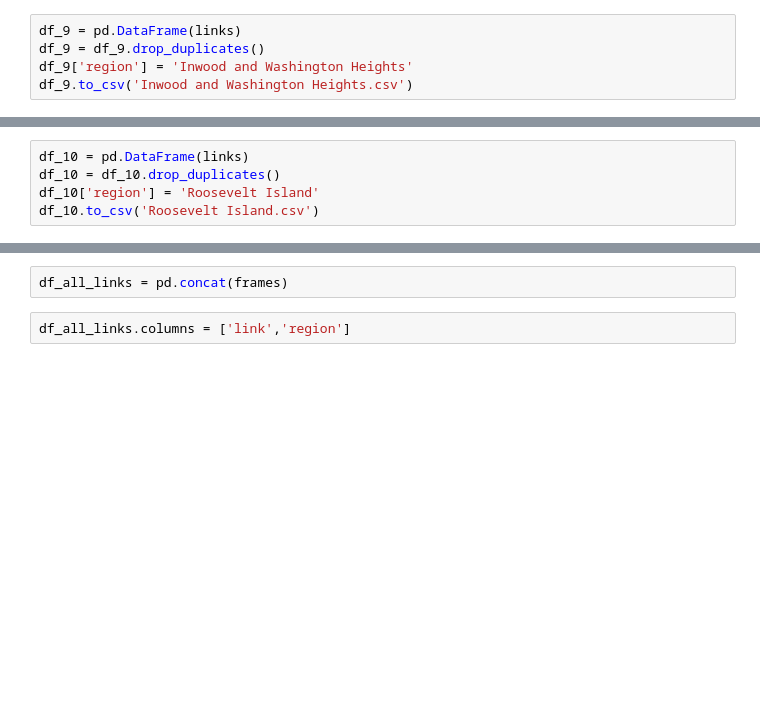
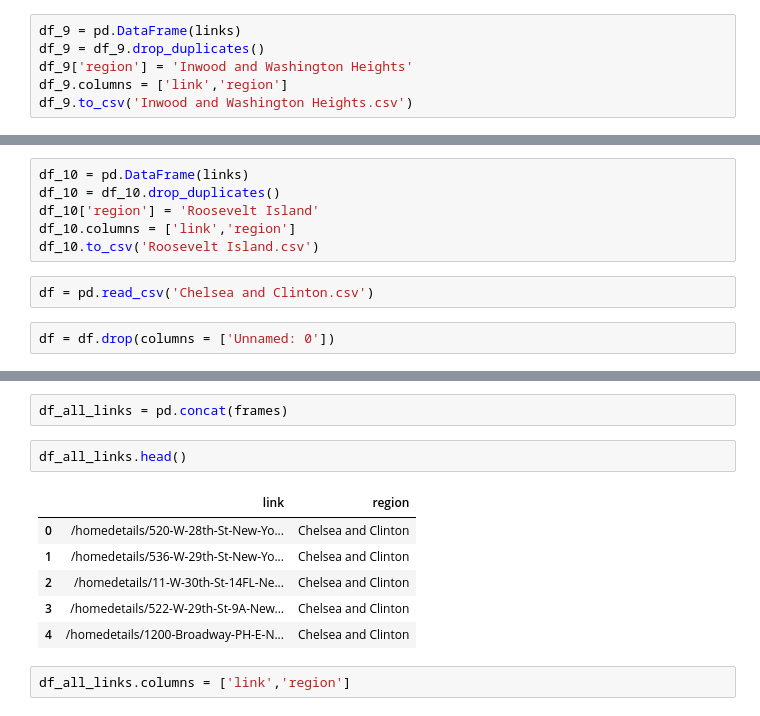
Before and after one commit to yupeiying1/Zillow-Home-Value-Prediction, a Jupyter notebook: Zillow Info Scraper.ipynb, the cells around one changed output, grey strips where cells are left out. Saved outputs shown, nothing was run; the diff lists cells and outputs as text; blank space fills up the shorter version.

```diff
--- a/Zillow Info Scraper.ipynb
+++ b/Zillow Info Scraper.ipynb
@@ -114,6 +296,7 @@ links = get_links(zipcode_dict['Inwood and Washington Heights'])
 df_9 = pd.DataFrame(links)
 df_9 = df_9.drop_duplicates()
 df_9['region'] = 'Inwood and Washington Heights'
+df_9.columns = ['link','region']
 df_9.to_csv('Inwood and Washington Heights.csv')
 # %%
 links = get_links(zipcode_dict['Roosevelt Island'])
@@ -121,11 +314,25 @@ links = get_links(zipcode_dict['Roosevelt Island'])
 df_10 = pd.DataFrame(links)
 df_10 = df_10.drop_duplicates()
 df_10['region'] = 'Roosevelt Island'
+df_10.columns = ['link','region']
 df_10.to_csv('Roosevelt Island.csv')
+# %%
+df = pd.read_csv('Chelsea and Clinton.csv')
+# %%
+df = df.drop(columns = ['Unnamed: 0'])
 # %%
 frames = [df,df_2,df_3,df_4,df_5,df_6,df_7,df_8,df_9,df_10]
 # %%
 df_all_links = pd.concat(frames)
+# %%
+df_all_links.head()
+# %% [output]
+|  | link | region |
+| 0 | /homedetails/520-W-28th-St-New-Yo... | Chelsea and Clinton |
+| 1 | /homedetails/536-W-29th-St-New-Yo... | Chelsea and Clinton |
+| 2 | /homedetails/11-W-30th-St-14FL-Ne... | Chelsea and Clinton |
+| 3 | /homedetails/522-W-29th-St-9A-New... | Chelsea and Clinton |
+| 4 | /homedetails/1200-Broadway-PH-E-N... | Chelsea and Clinton |
 # %%
 df_all_links.columns = ['link','region']
 # %%
```
Also changed, not shown: parts of 25 cells of this notebook, 24 other files.
